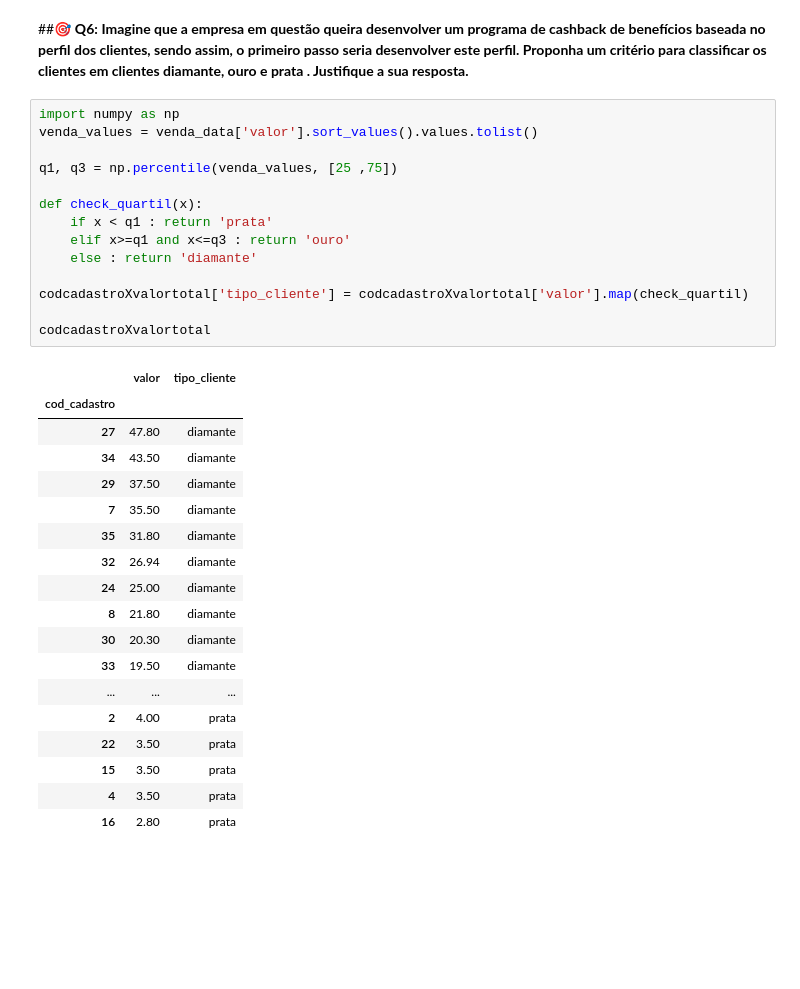
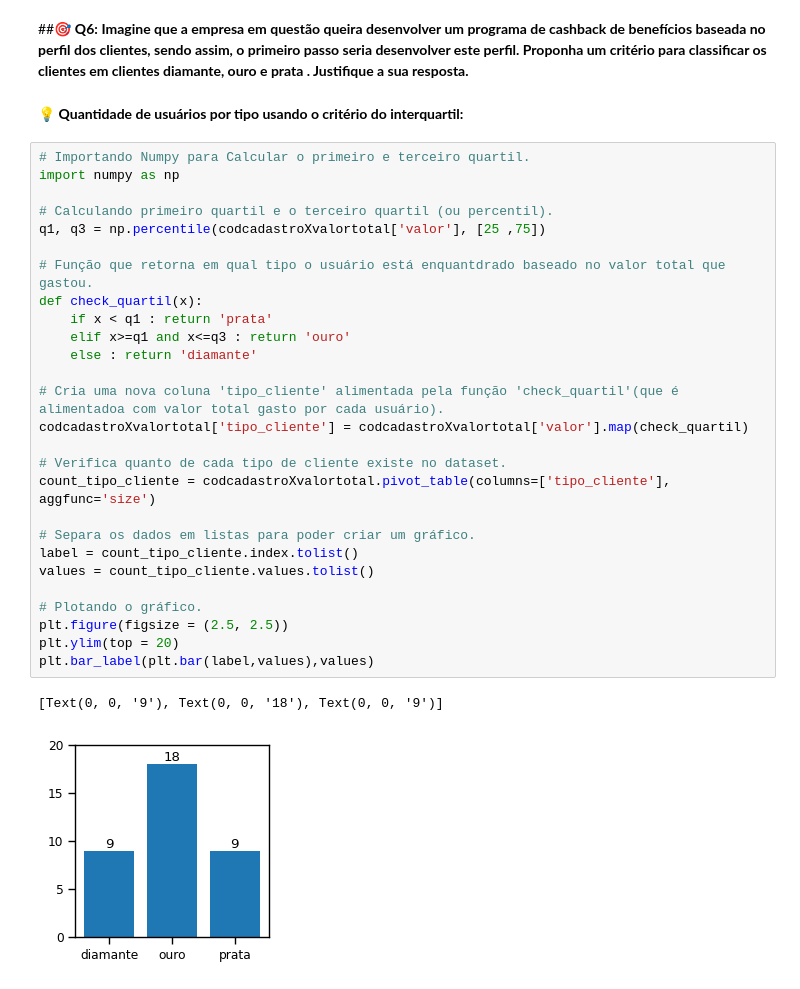
Before and after one commit to VictorCalebeIFG/MaxxiTeste, a Jupyter notebook: Maxxi_exercicio_1.ipynb, the cells around one changed output. Cells and saved outputs as stored; diff of their text form; blank space fills up the shorter version.

```diff
--- a/Maxxi_exercicio_1.ipynb
+++ b/Maxxi_exercicio_1.ipynb
@@ -222,36 +264,35 @@ plt.bar_label(plt.barh(['1-ensino fundamental','2-ensino medio','3-superior'],pc
 ▶ Além disso, pode ser visto no segundo gráfico que mais de **55%** das pessoas com **Segundo Grau** possuem **ao menos um filho**, assim comfirmando o que foi dito anteriormente.
 # %% [markdown]
 ##🎯 **Q6:** **Imagine que a empresa em questão queira desenvolver um programa de cashback de benefícios baseada no perfil dos clientes, sendo assim, o primeiro passo seria desenvolver este perfil. Proponha um critério para classificar os clientes em clientes diamante, ouro e prata . Justifique a sua resposta.**
-# %%
-import numpy as np
-venda_values = venda_data['valor'].sort_values().values.tolist()
-
-q1, q3 = np.percentile(venda_values, [25 ,75])
-
-def check_quartil(x):
-    if x < q1 : return 'prata'
-    elif x>=q1 and x<=q3 : return 'ouro'
-    else : return 'diamante'
-
-codcadastroXvalortotal['tipo_cliente'] = codcadastroXvalortotal['valor'].map(check_quartil)
-
-codcadastroXvalortotal
-# %% [output]
-|  | valor | tipo_cliente |
-| cod_cadastro |  |  |
-| 27 | 47.80 | diamante |
-| 34 | 43.50 | diamante |
-| 29 | 37.50 | diamante |
-| 7 | 35.50 | diamante |
-| 35 | 31.80 | diamante |
-| 32 | 26.94 | diamante |
-| 24 | 25.00 | diamante |
-| 8 | 21.80 | diamante |
-| 30 | 20.30 | diamante |
-| 33 | 19.50 | diamante |
-| ... | ... | ... |
-| 2 | 4.00 | prata |
-| 22 | 3.50 | prata |
-| 15 | 3.50 | prata |
-| 4 | 3.50 | prata |
-| 16 | 2.80 | prata |
+# %% [markdown]
+💡 **Quantidade de usuários por tipo usando o critério do interquartil:**
+# %%
+# Importando Numpy para Calcular o primeiro e terceiro quartil.
+import numpy as np
+
+# Calculando primeiro quartil e o terceiro quartil (ou percentil).
+q1, q3 = np.percentile(codcadastroXvalortotal['valor'], [25 ,75])
+
+# Função que retorna em qual tipo o usuário está enquantdrado baseado no valor total que gastou.
+def check_quartil(x):
+    if x < q1 : return 'prata'
+    elif x>=q1 and x<=q3 : return 'ouro'
+    else : return 'diamante'
+
+# Cria uma nova coluna 'tipo_cliente' alimentada pela função 'check_quartil'(que é alimentadoa com valor total gasto por cada usuário).
+codcadastroXvalortotal['tipo_cliente'] = codcadastroXvalortotal['valor'].map(check_quartil)
+
+# Verifica quanto de cada tipo de cliente existe no dataset.
+count_tipo_cliente = codcadastroXvalortotal.pivot_table(columns=['tipo_cliente'], aggfunc='size')
+
+# Separa os dados em listas para poder criar um gráfico.
+label = count_tipo_cliente.index.tolist()
+values = count_tipo_cliente.values.tolist()
+
+# Plotando o gráfico.
+plt.figure(figsize = (2.5, 2.5))
+plt.ylim(top = 20)
+plt.bar_label(plt.bar(label,values),values)
+# %% [output]
+[Text(0, 0, '9'), Text(0, 0, '18'), Text(0, 0, '9')]
+[figure, added]
```
Also changed, not shown: parts of 23 cells of this notebook.
